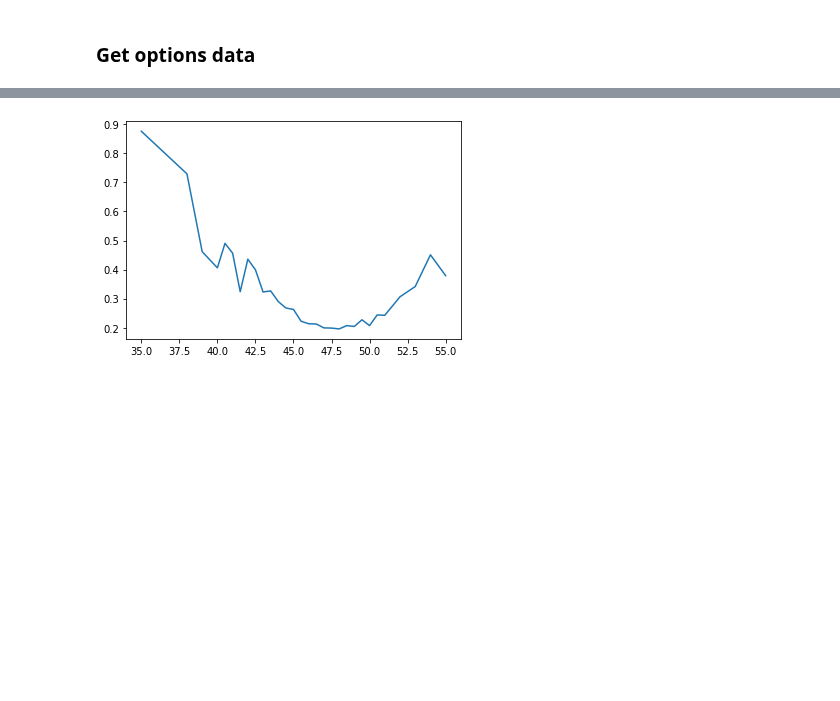
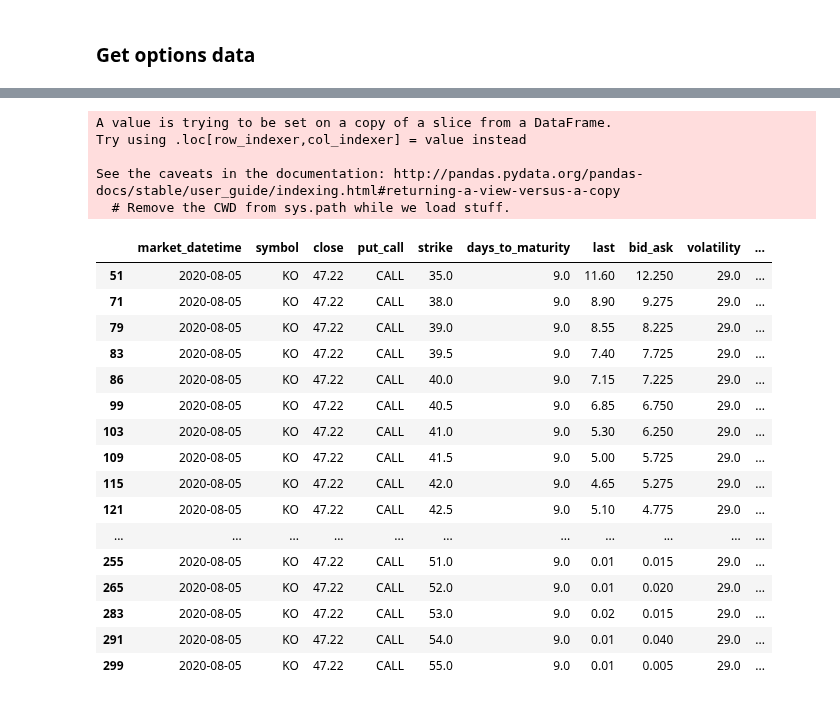
Before and after one commit to rbetzler/fun-times-in-python, a Jupyter notebook: finance/science/exploration/20200722_lstm.ipynb, the cells around one changed output, grey strips where cells are left out. Cells and saved outputs as stored; diff of their text form; code cells hidden in the pictures; blank space fills up the shorter version.

```diff
--- a/finance/science/exploration/20200722_lstm.ipynb
+++ b/finance/science/exploration/20200722_lstm.ipynb
@@ -302,16 +329,36 @@ options.head()
 # %%
 x = options[(options['put_call']=='CALL') & (options['days_to_maturity']==9)]
 
-v = x.apply(lambda x: options_utils.BlackScholes(
+x['asdf'] = x.apply(lambda x: options_utils.BlackScholes(
     current_option_price=x['bid_ask'],
     stock_price=x['close'],
     strike=x['strike'],
     risk_free_rate=.001,
     days_to_maturity=x['days_to_maturity'],
     is_call=x['put_call']=='CALL',
 ).implied_volatility, axis=1)
 
-plt.plot(x['strike'], v)
-plt.show()
+x
 # %% [output]
-[figure, removed]
+A value is trying to be set on a copy of a slice from a DataFrame.
+Try using .loc[row_indexer,col_indexer] = value instead
+
+See the caveats in the documentation: http://pandas.pydata.org/pandas-docs/stable/user_guide/indexing.html#returning-a-view-versus-a-copy
+  # Remove the CWD from sys.path while we load stuff.
+|  | market_datetime | symbol | close | put_call | strike | days_to_maturity | last | bid_ask | volatility | ... |
+| 51 | 2020-08-05 | KO | 47.22 | CALL | 35.0 | 9.0 | 11.60 | 12.250 | 29.0 | ... |
+| 71 | 2020-08-05 | KO | 47.22 | CALL | 38.0 | 9.0 | 8.90 | 9.275 | 29.0 | ... |
+| 79 | 2020-08-05 | KO | 47.22 | CALL | 39.0 | 9.0 | 8.55 | 8.225 | 29.0 | ... |
+| 83 | 2020-08-05 | KO | 47.22 | CALL | 39.5 | 9.0 | 7.40 | 7.725 | 29.0 | ... |
+| 86 | 2020-08-05 | KO | 47.22 | CALL | 40.0 | 9.0 | 7.15 | 7.225 | 29.0 | ... |
+| 99 | 2020-08-05 | KO | 47.22 | CALL | 40.5 | 9.0 | 6.85 | 6.750 | 29.0 | ... |
+| 103 | 2020-08-05 | KO | 47.22 | CALL | 41.0 | 9.0 | 5.30 | 6.250 | 29.0 | ... |
+| 109 | 2020-08-05 | KO | 47.22 | CALL | 41.5 | 9.0 | 5.00 | 5.725 | 29.0 | ... |
+| 115 | 2020-08-05 | KO | 47.22 | CALL | 42.0 | 9.0 | 4.65 | 5.275 | 29.0 | ... |
+| 121 | 2020-08-05 | KO | 47.22 | CALL | 42.5 | 9.0 | 5.10 | 4.775 | 29.0 | ... |
+| ... | ... | ... | ... | ... | ... | ... | ... | ... | ... | ... |
+| 255 | 2020-08-05 | KO | 47.22 | CALL | 51.0 | 9.0 | 0.01 | 0.015 | 29.0 | ... |
+| 265 | 2020-08-05 | KO | 47.22 | CALL | 52.0 | 9.0 | 0.01 | 0.020 | 29.0 | ... |
+| 283 | 2020-08-05 | KO | 47.22 | CALL | 53.0 | 9.0 | 0.02 | 0.015 | 29.0 | ... |
+| 291 | 2020-08-05 | KO | 47.22 | CALL | 54.0 | 9.0 | 0.01 | 0.040 | 29.0 | ... |
+| 299 | 2020-08-05 | KO | 47.22 | CALL | 55.0 | 9.0 | 0.01 | 0.005 | 29.0 | ... |
```
Also changed, not shown: parts of 3 cells of this notebook.
